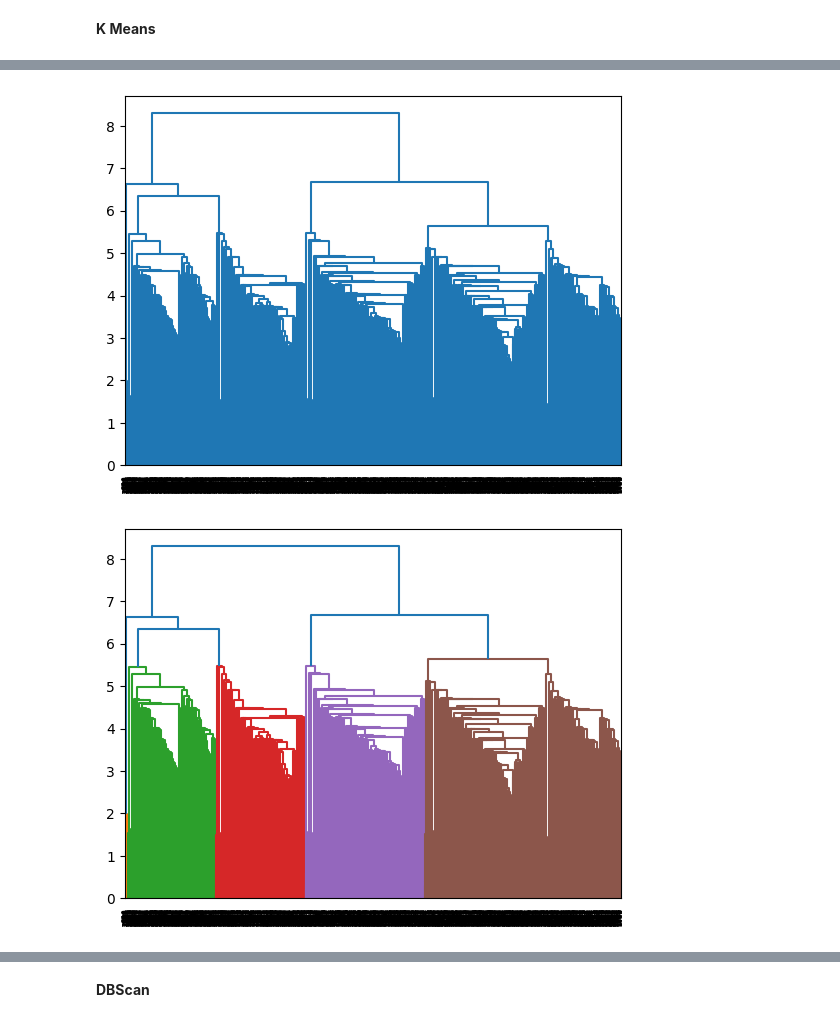
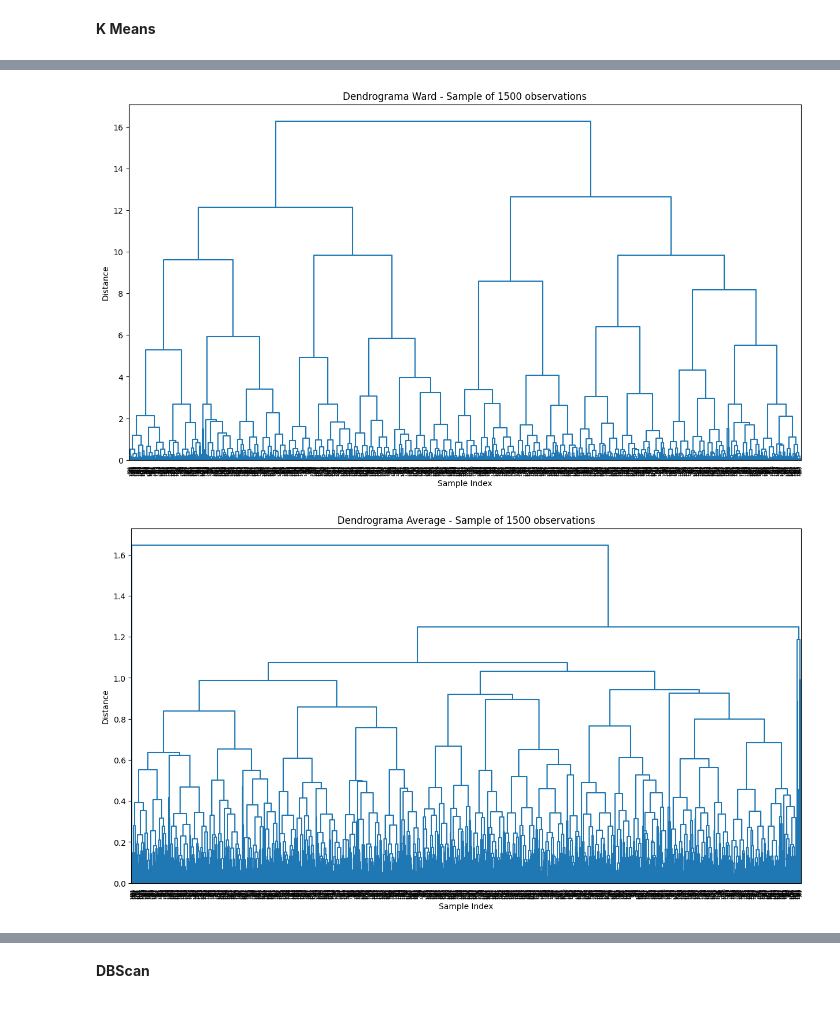
Before and after one commit to santy-estrada/electric-grid-project, a Jupyter notebook: EIA_agrupamiento.ipynb, the cells around one changed output, grey strips where cells are left out. Drawn from its saved outputs; the diff is of its cells as text; code cells hidden in the pictures.

```diff
--- a/EIA_agrupamiento.ipynb
+++ b/EIA_agrupamiento.ipynb
@@ -302,5 +643,5 @@ plt.show()
 # %%
-# Selección del número óptimo de clusters
-k_mean_model_final = KMeans(n_clusters=3, n_init=20, random_state=123)
-k_mean_model_final.fit(data_pro)
+# Selección del número óptimo de clusters (Mayor índice de Silhouette observado: 12)
+k_mean_model_final_1 = KMeans(n_clusters=12, n_init=20, random_state=123)
+k_mean_model_final_1.fit(data_pro)
 # %% [output]
@@ -307,0 +649,4 @@ KMeans(n_clusters=3, n_init=20, random_state=123)
+# %%
+# Selección de clústeres según literatura (entre 3 y 6 -> Se selecciona 5)
+k_mean_model_final_2 = KMeans(n_clusters=5, n_init=20, random_state=123)
+k_mean_model_final_2.fit(data_pro)
@@ -329,8 +678,12 @@ def dibujarDendrograma(model, **kwargs):
     # Plot
     dendrogram(linkage_matrix, **kwargs)
 # %%
-#Varianza
-h_clust_ward = AgglomerativeClustering(metric='euclidean', linkage='ward', distance_threshold=0, n_clusters=None)
-h_clust_ward.fit(X = data_pro)
-dibujarDendrograma(h_clust_ward, color_threshold=0)
+# === SAMPLE DATA FOR DENDROGRAM VISUALIZATION ===
+sample_size = 1500  # Adjust based on your RAM (1000-2000 recommended)
+np.random.seed(123)  # For reproducibility
+data_pro_sample = data_pro.sample(n=sample_size, random_state=123)
+
+print(f"Sampled {sample_size} rows for dendrogram visualization")
+print(f"Original dataset: {len(data_pro)} rows")
+print(f"Sample represents: {(sample_size/len(data_pro)*100):.1f}% of data")
 # %% [output]
@@ -338,13 +693,42 @@ dibujarDendrograma(h_clust_ward, color_threshold=0)
 # %%
-#Promedio
-h_clust_average = AgglomerativeClustering(metric='euclidean', linkage='average', distance_threshold=0, n_clusters=None)
-h_clust_average.fit(X = data_pro)
-dibujarDendrograma(h_clust_ward, color_threshold=0)
+# Cell 45: Varianza (Ward linkage) - Using SAMPLED data
+h_clust_ward_sample = AgglomerativeClustering(
+    metric='euclidean',
+    linkage='ward',
+    distance_threshold=0,  # Compute full tree
+    n_clusters=None,
+    compute_distances=True  # Required for dendrogram
+)
+
+h_clust_ward_sample.fit(X=data_pro_sample)
+
+# Draw dendrogram
+plt.figure(figsize=(15, 8))
+dibujarDendrograma(h_clust_ward_sample, color_threshold=0)
+plt.title(f'Dendrograma Ward - Sample of {sample_size} observations')
+plt.xlabel('Sample Index')
+plt.ylabel('Distance')
+plt.show()
 # %% [output]
-[figure, old version]
+[figure, new version]
 # %%
-dendogram_prun = 6       #Distancia seleccionada cortando a la mitad la línea más larga del dendrograma
-dibujarDendrograma(h_clust_ward, color_threshold=dendogram_prun)
+# Cell 46: Promedio (Average linkage) - Using SAMPLED data
+h_clust_average_sample = AgglomerativeClustering(
+    metric='euclidean',
+    linkage='average',
+    distance_threshold=0,
+    n_clusters=None,
+    compute_distances=True
+)
+
+h_clust_average_sample.fit(X=data_pro_sample)
+
+plt.figure(figsize=(15, 8))
+dibujarDendrograma(h_clust_average_sample, color_threshold=0)
+plt.title(f'Dendrograma Average - Sample of {sample_size} observations')
+plt.xlabel('Sample Index')
+plt.ylabel('Distance')
+plt.show()
 # %% [output]
-[figure, old version]
+[figure, new version]
 # %%
```
Also changed, not shown: parts of 56 cells of this notebook.
